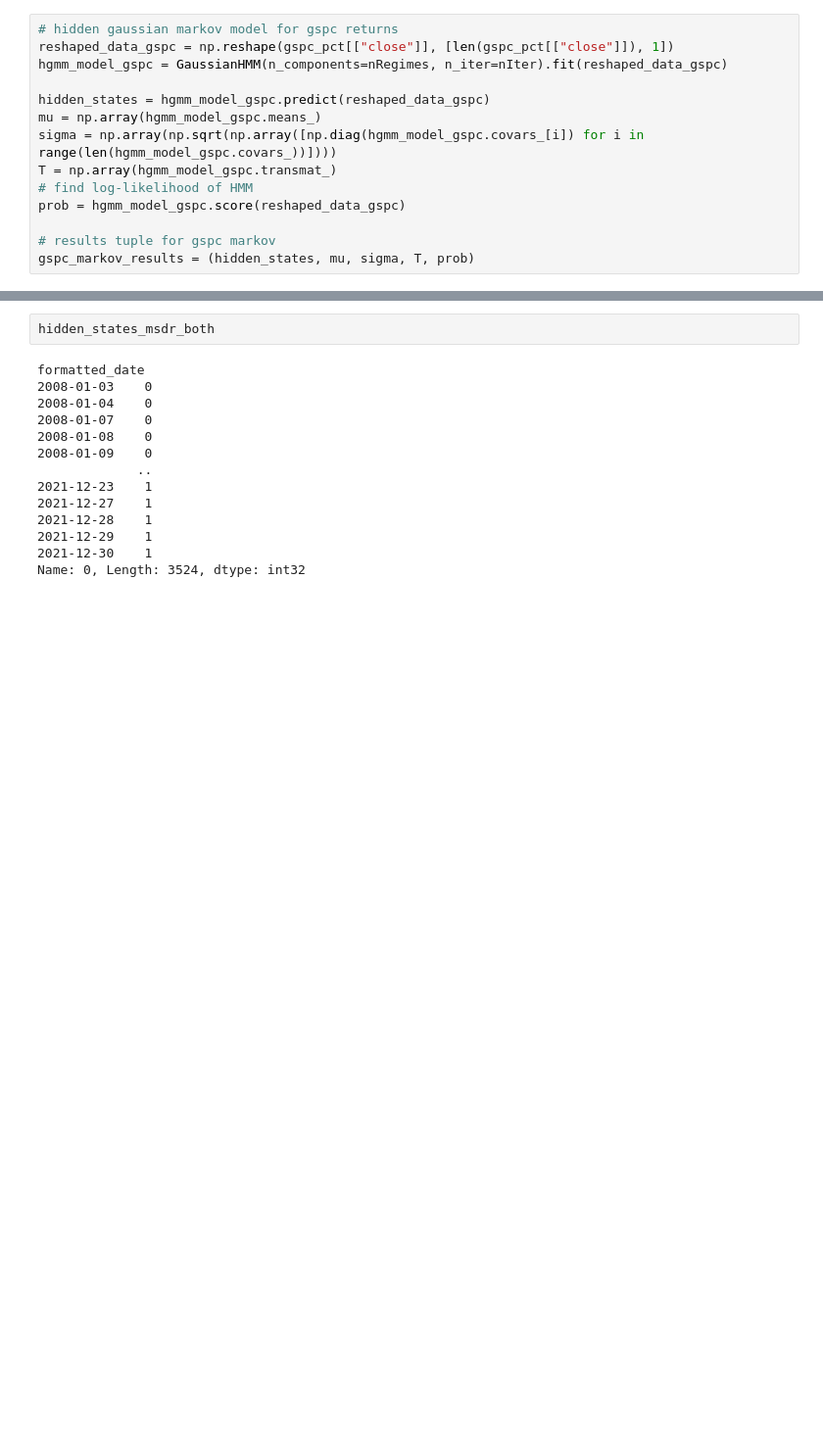
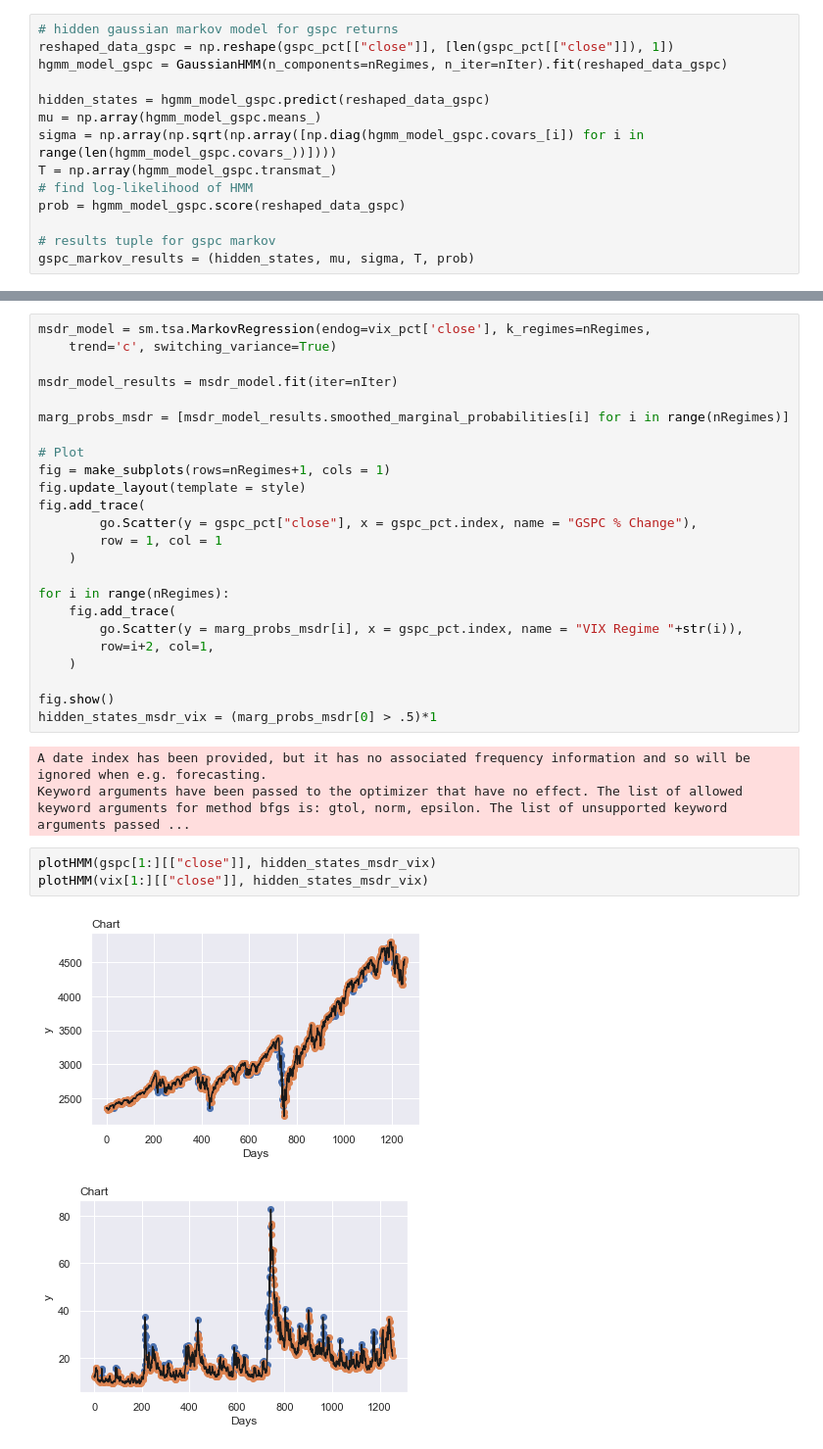
Before and after one commit to sidiyer00/senior-design-short-term-risk, a Jupyter notebook: markov_switching_supervised_ML.ipynb, the cells around one changed output, grey strips where cells are left out. Shown: that part at 98% size. Saved outputs shown, nothing was run; the diff lists cells and outputs as text; blank space fills up the shorter version.

```diff
--- a/markov_switching_supervised_ML.ipynb
+++ b/markov_switching_supervised_ML.ipynb
@@ -156,16 +156,33 @@ plotHMM(vix[1:][["close"]], hidden_states_msdr_both)
-# %%
-hidden_states_msdr_both
-# %% [output]
-formatted_date
-2008-01-03    0
-2008-01-04    0
-2008-01-07    0
-2008-01-08    0
-2008-01-09    0
-             ..
-2021-12-23    1
-2021-12-27    1
-2021-12-28    1
-2021-12-29    1
-2021-12-30    1
-Name: 0, Length: 3524, dtype: int32
+# %%
+msdr_model = sm.tsa.MarkovRegression(endog=vix_pct['close'], k_regimes=nRegimes,
+    trend='c', switching_variance=True)
+
+msdr_model_results = msdr_model.fit(iter=nIter)
+
+marg_probs_msdr = [msdr_model_results.smoothed_marginal_probabilities[i] for i in range(nRegimes)]
+
+# Plot
+fig = make_subplots(rows=nRegimes+1, cols = 1)
+fig.update_layout(template = style)
+fig.add_trace(
+        go.Scatter(y = gspc_pct["close"], x = gspc_pct.index, name = "GSPC % Change"),
+        row = 1, col = 1
+    )
+
+for i in range(nRegimes):
+    fig.add_trace(
+        go.Scatter(y = marg_probs_msdr[i], x = gspc_pct.index, name = "VIX Regime "+str(i)),
+        row=i+2, col=1,
+    )
+
+fig.show()
+hidden_states_msdr_vix = (marg_probs_msdr[0] > .5)*1
+# %% [output]
+A date index has been provided, but it has no associated frequency information and so will be ignored when e.g. forecasting.
+Keyword arguments have been passed to the optimizer that have no effect. The list of allowed keyword arguments for method bfgs is: gtol, norm, epsilon. The list of unsupported keyword arguments passed ...
+# %%
+plotHMM(gspc[1:][["close"]], hidden_states_msdr_vix)
+plotHMM(vix[1:][["close"]], hidden_states_msdr_vix)
+# %% [output]
+[figure, added]
+[figure, added]
```
Also changed, not shown: parts of 20 cells of this notebook, 13 other files.
